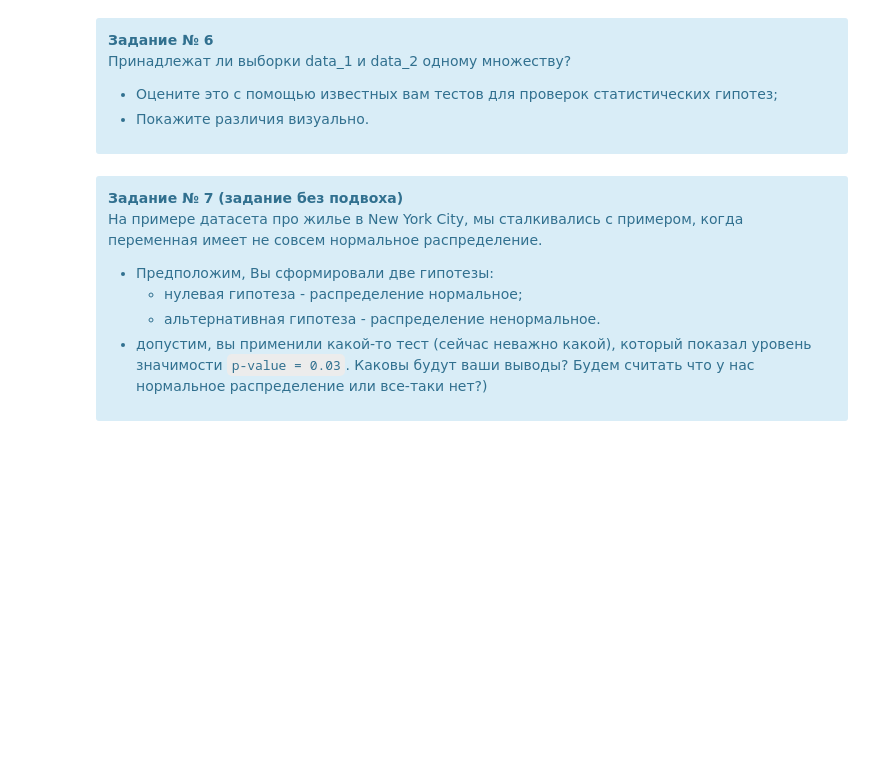
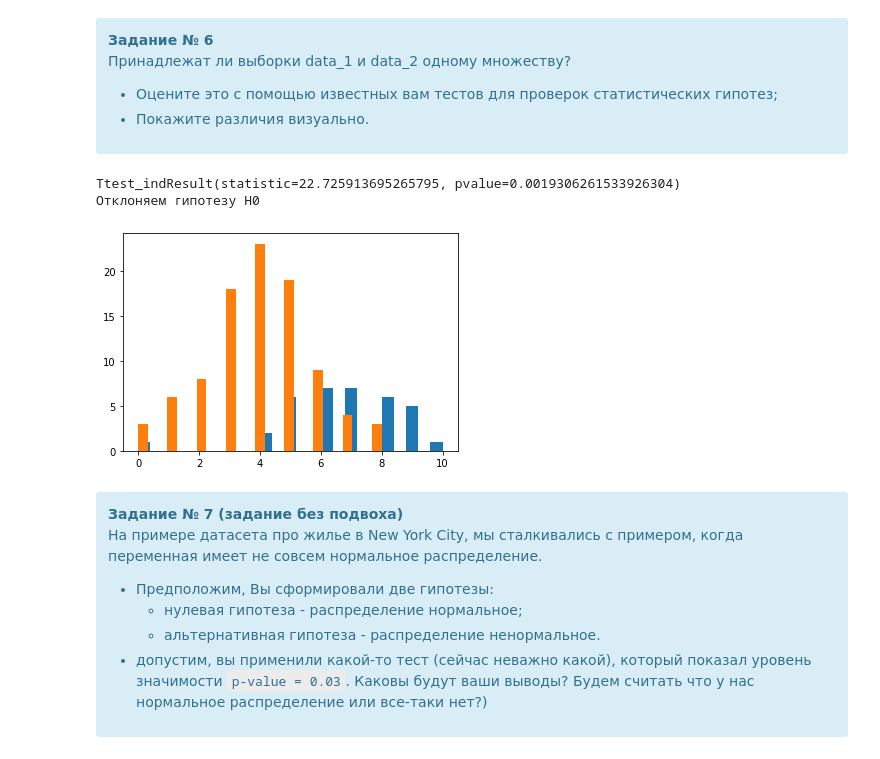
Before and after one commit to Gralex78/Home-Work-PYDA-20, a Jupyter notebook: 19_Confidential_intervals/HW_#19.ipynb, the cells around one changed output. Saved outputs shown, nothing was run; the diff lists cells and outputs as text; code cells hidden in the pictures; blank space fills up the shorter version.

```diff
--- a/19_Confidential_intervals/HW_#19.ipynb
+++ b/19_Confidential_intervals/HW_#19.ipynb
@@ -784,6 +818,24 @@ data_2 = [8,5,6,7,0,1,8,4,6,7,0,2,6,5,7,5,3,5,3,
           3,2,4,5,6,4,3,1,3,5,3,4,4,4,2,5,3]
 
 #Ваш код:
+# H0: принадлежит
+# H1: не принадлежит
+alpha = 0.05
+result = stats.ttest_ind(set_1(data_1, confidence=0.95), set_1(data_2, confidence=0.95))
+print(result)
+
+if result.pvalue < alpha:
+    print('Отклоняем гипотезу Н0')
+else:
+    print('Не отклоняем гипотезу Н0')
+# %% [output]
+Ttest_indResult(statistic=22.725913695265795, pvalue=0.0019306261533926304)
+Отклоняем гипотезу Н0
+# %%
+plt.hist(data_1, bins=25);
+plt.hist(data_2, bins=25);
+# %% [output]
+[figure, added]
 # %% [markdown]
 <div class="alert alert-info">
 <b>Задание № 7 (задание без подвоха)</b>
```
Also changed, not shown: parts of 19 cells of this notebook.
